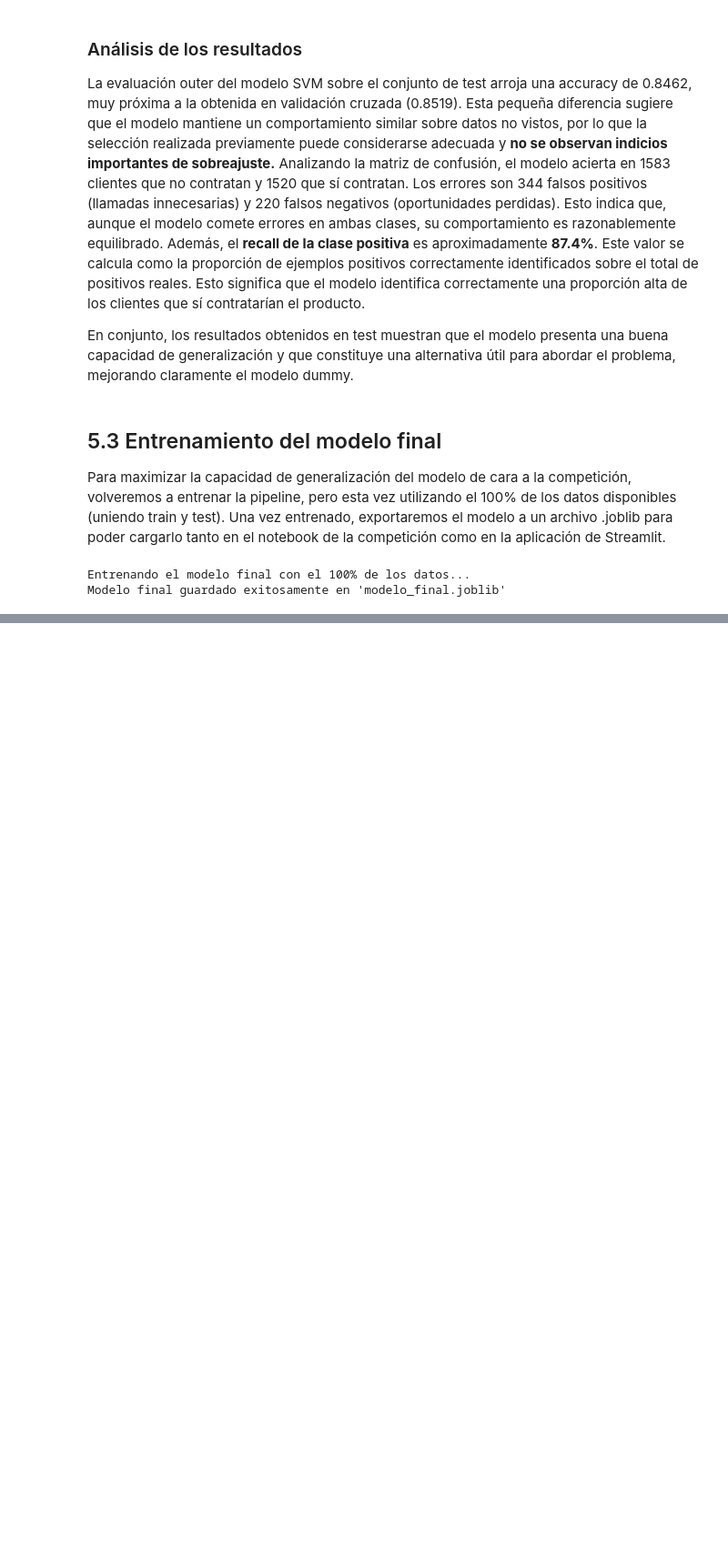
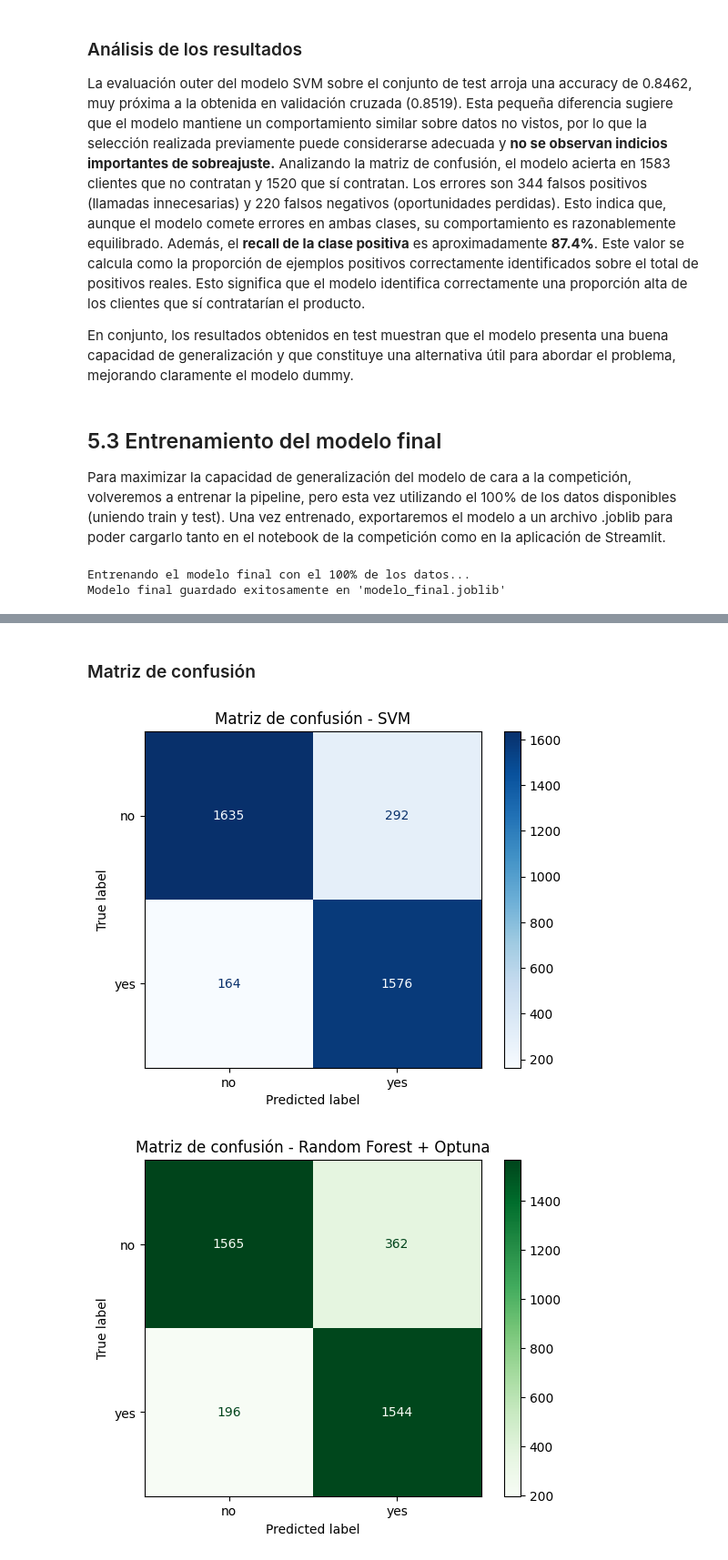
Before and after one commit to 100499078/AA_Practica1, a Jupyter notebook: notebooks/01_eda_y_modelado.ipynb, the cells around one changed output, grey strips where cells are left out. Shown at 91% size. Cells and saved outputs as stored; diff of their text form; code cells hidden in the pictures; blank space fills up the shorter version.

Commit message:
Añado Optuna + Random Forest, terminado

```diff
--- a/notebooks/01_eda_y_modelado.ipynb
+++ b/notebooks/01_eda_y_modelado.ipynb
@@ -1181,11 +1209,12 @@ Modelo final guardado exitosamente en 'modelo_final.joblib'
 # %%
 import optuna
-import sklearn
 from sklearn.ensemble import RandomForestClassifier
 from sklearn.model_selection import cross_val_score, StratifiedKFold
 from sklearn.metrics import accuracy_score, confusion_matrix, classification_report
 
-SEED= 100499078
+SEED = 100499078
+
+cv_inner = StratifiedKFold(n_splits=5, shuffle=True, random_state=SEED)
 
 def objective(trial):
     rf = RandomForestClassifier(
@@ -1197,16 +1226,17 @@ def objective(trial):
         bootstrap=trial.suggest_categorical("bootstrap", [True, False]),
         class_weight=trial.suggest_categorical("class_weight", [None, "balanced"]),
         random_state=SEED,
-        n_jobs=-1
+        n_jobs=1
     )
 
-    pipe = Pipeline(steps=[
-        ("preprocessor", preprocessor),
-        ("model", rf)
+    pipe_rf = Pipeline([
+        ('pdays_transform', pdays_transformer),
+        ('preprocessing', preprocessor_rf),
+        ('model', rf)
     ])
 
     scores = cross_val_score(
-        pipe,
+        pipe_rf,
         X_train,
         y_train,
         cv=cv_inner,
@@ -1215,21 +1245,25 @@ def objective(trial):
     )
 
     return scores.mean()
+
 study = optuna.create_study(direction="maximize")
 study.optimize(objective, n_trials=40)
 
 print("Mejor accuracy CV:", study.best_value)
 print("Mejores hiperparámetros:", study.best_params)
 
+best_params = study.best_params.copy()
+
 best_rf = RandomForestClassifier(
-    **study.best_params,
+    **best_params,
     random_state=SEED,
-    n_jobs=-1
+    n_jobs=1
 )
 
-best_pipe = Pipeline(steps=[
-    ("preprocessor", preprocessor),
-    ("model", best_rf)
+best_pipe = Pipeline([
+    ('pdays_transform', pdays_transformer),
+    ('preprocessing', preprocessor_rf),
+    ('model', best_rf)
 ])
 
 best_pipe.fit(X_train, y_train)
@@ -1274,0 +1344,20 @@ weighted avg       0.86      0.85      0.85      3667
+# %% [markdown]
+### Matriz de confusión
+# %%
+from sklearn.metrics import confusion_matrix, ConfusionMatrixDisplay
+import matplotlib.pyplot as plt
+
+cm_svm = confusion_matrix(y_test, y_pred_svm)
+disp_svm = ConfusionMatrixDisplay(confusion_matrix=cm_svm, display_labels=pipeline_final.classes_)
+disp_svm.plot(cmap="Blues")
+plt.title("Matriz de confusión - SVM")
+plt.show()
+
+cm_rf = confusion_matrix(y_test, y_pred_rf)
+disp_rf = ConfusionMatrixDisplay(confusion_matrix=cm_rf, display_labels=best_pipe.named_steps["model"].classes_)
+disp_rf.plot(cmap="Greens")
+plt.title("Matriz de confusión - Random Forest + Optuna")
+plt.show()
+# %% [output]
+[figure, added]
+[figure, added]
```
Also changed, not shown: parts of 13 cells of this notebook.
